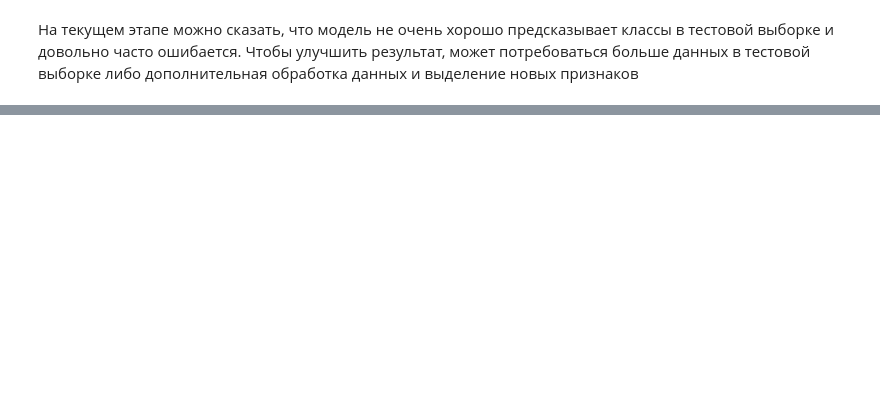
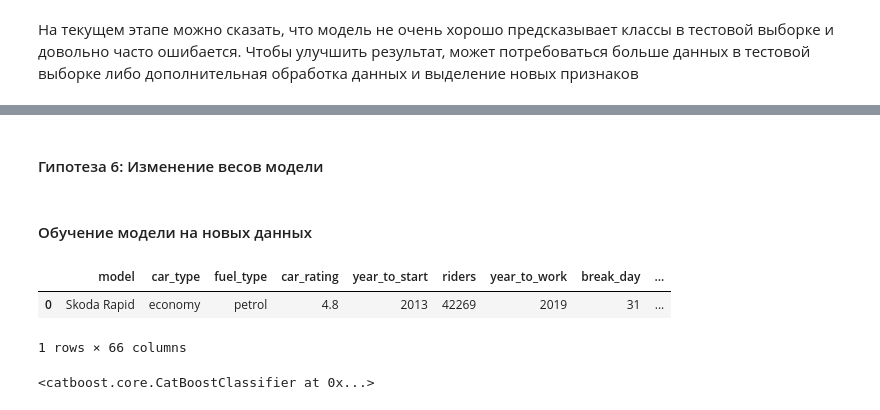
Before and after one commit to EmanoneL/data_analysis_pet_project, a Jupyter notebook: SovkomTask.ipynb, the cells around one changed output, grey strips where cells are left out. Drawn from its saved outputs; the diff is of its cells as text; code cells hidden in the pictures; blank space fills up the shorter version.

```diff
--- a/SovkomTask.ipynb
+++ b/SovkomTask.ipynb
@@ -470,0 +583,8 @@ plt.show()
+# %%
+# Количество поломок по сезонам
+model_break_type_counts = dataset.groupby(['break_season', 'target_class']).size().unstack(fill_value=0)
+model_break_type_counts.columns = [f'season_break_{col}_count' for col in model_break_type_counts.columns]
+model_break_type_counts = model_break_type_counts.reset_index()
+
+
+dataset = dataset.merge(model_break_type_counts, on='break_season', how='left')
@@ -470,0 +593,32 @@ plt.show()
+# %%
+# Средний рейтинг по модели
+model_avg_rating = dataset.groupby('model')['car_rating'].mean().reset_index()
+model_avg_rating.columns = ['model', 'model_avg_rating']
+dataset = dataset.merge(model_avg_rating, on='model', how='left')
+#acc=0.29
+# %%
+# Группировки для статистик
+model_stats = dataset.groupby('model').agg({
+    'car_rating': 'mean',
+    'riders': ['mean', 'median']
+}).reset_index()
+model_stats.columns = ['model', 'model_avg_rating', 'model_avg_riders', 'model_median_riders']
+
+# Статистика поломок по модели
+model_break_stats = dataset.groupby('model')['target_class'].agg([
+    ('total_breaks', 'count'),
+    ('unique_break_types', lambda x: x.nunique())
+]).reset_index()
+
+# Доля каждого типа поломки
+break_type_ratio = dataset.groupby(['model', 'target_class']).size().unstack(fill_value=0)
+break_type_ratio = break_type_ratio.div(break_type_ratio.sum(axis=1), axis=0)
+break_type_ratio.columns = [f'break_type_ratio_{col}' for col in break_type_ratio.columns]
+break_type_ratio = break_type_ratio.reset_index()
+
+# Объединение признаков
+dataset = dataset.merge(model_stats, on='model', how='left')
+dataset = dataset.merge(model_break_stats, on='model', how='left')
+dataset = dataset.merge(break_type_ratio, on='model', how='left')
+# %% [markdown]
+#### Гипотеза 6: Изменение весов модели
@@ -470,0 +647,5 @@ plt.show()
+# %% [markdown]
+#### Обучение модели на новых данных
+# %%
+y = dataset['target_class']
+X = dataset.drop(columns=['target_class','sample_id',])
@@ -470,0 +654,6 @@ plt.show()
+# %%
+X.head(1)
+# %% [output]
+|  | model | car_type | fuel_type | car_rating | year_to_start | riders | year_to_work | break_day | ... |
+| 0 | Skoda Rapid | economy | petrol | 4.8 | 2013 | 42269 | 2019 | 31 | ... |
+1 rows × 66 columns
@@ -470,0 +664,5 @@ plt.show()
+# %%
+model = CatBoostClassifier(cat_features=cat_features, loss_function='MultiClass', verbose=False, class_weights=class_weights)
+model.fit(X_train, y_train)
+# %% [output]
+<catboost.core.CatBoostClassifier at 0x...>
```
Also changed, not shown: parts of 47 cells of this notebook.
